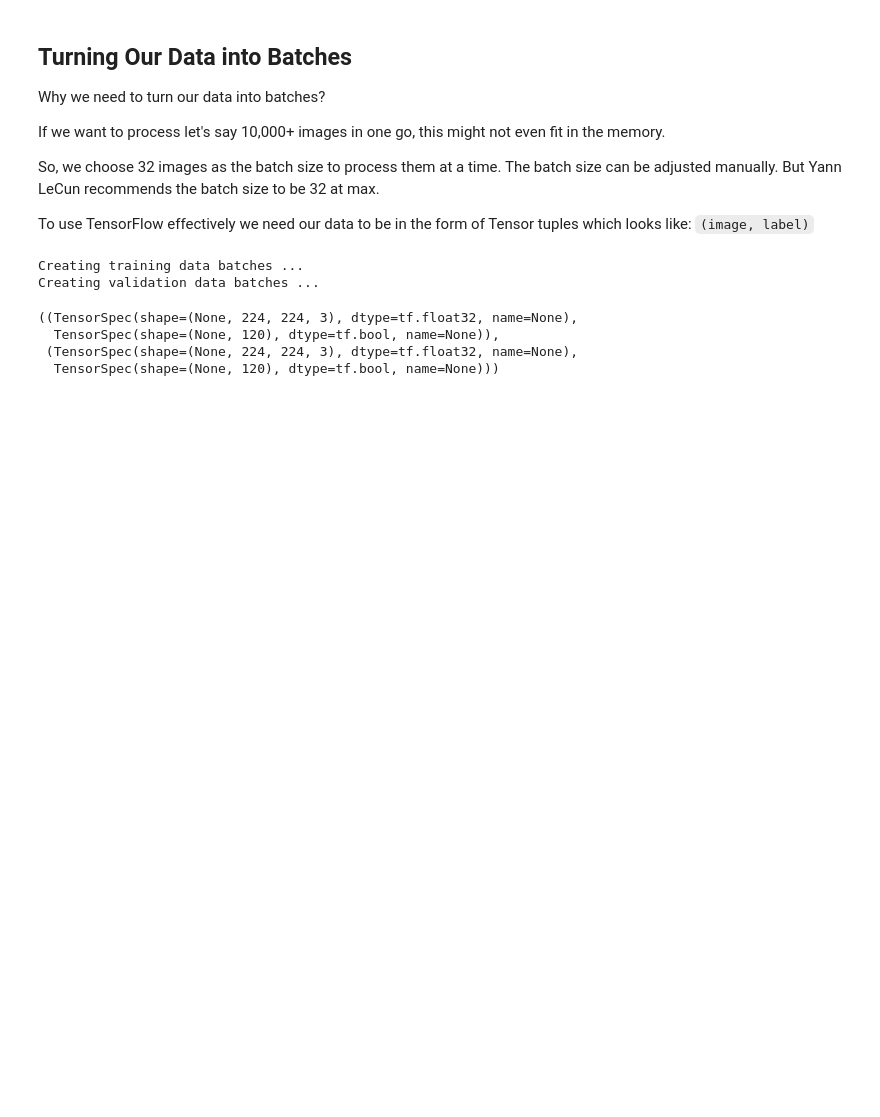
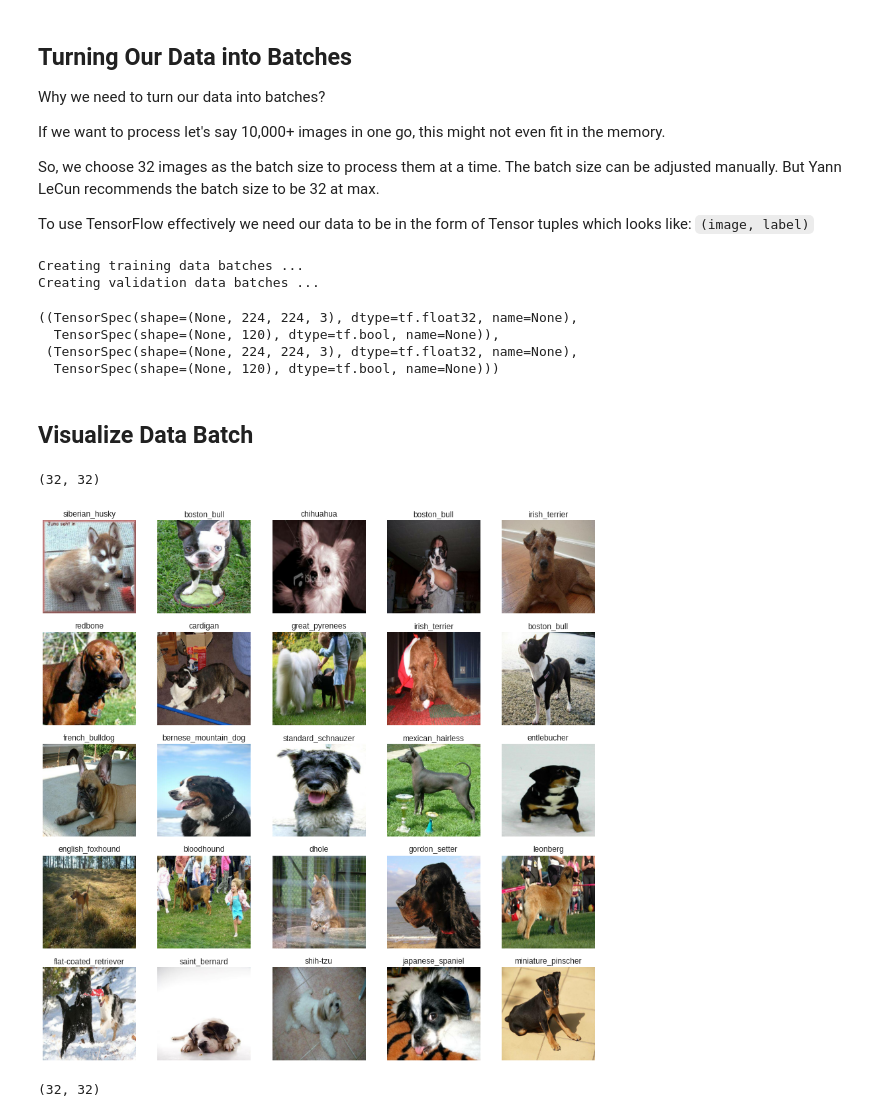
Before and after one commit to Naimul-Islam-Siam/Dog-Vision, a Jupyter notebook: dog_vision.ipynb, the cells around one changed output. Cells and saved outputs as stored; diff of their text form; code cells hidden in the pictures; blank space fills up the shorter version.

Commit message:
Visualize our Data Batch

```diff
--- a/dog_vision.ipynb
+++ b/dog_vision.ipynb
@@ -311,3 +311,32 @@ train_data.element_spec, validation_data.element_spec
   TensorSpec(shape=(None, 120), dtype=tf.bool, name=None)),
  (TensorSpec(shape=(None, 224, 224, 3), dtype=tf.float32, name=None),
   TensorSpec(shape=(None, 120), dtype=tf.bool, name=None)))
+# %% [markdown]
+## Visualize Data Batch
+# %%
+def show_25_images(images, labels):
+  # Setup the figure size
+  plt.figure(figsize=(15, 15))
+
+  for i in range(25):
+    # Create subplots having 5 rows and 5 columns
+    ax = plt.subplot(5, 5, i+1)
+
+    # Display the image
+    plt.imshow(images[i])
+
+    # Label of the image
+    plt.title(unique_breeds[labels[i].argmax()])
+
+    plt.axis("off")
+# %%
+# As the train_data is in batch form, we need to turn it into iterator
+train_images, train_labels = next(train_data.as_numpy_iterator())
+# %%
+len(train_images), len(train_labels)
+# %% [output]
+(32, 32)
+# %%
+show_25_images(train_images, train_labels)
+# %% [output]
+[figure, added]
@@ -313,0 +345,4 @@ train_data.element_spec, validation_data.element_spec
+# %%
+len(val_images), len(val_labels)
+# %% [output]
+(32, 32)
```
Also changed, not shown: parts of 4 cells of this notebook.
